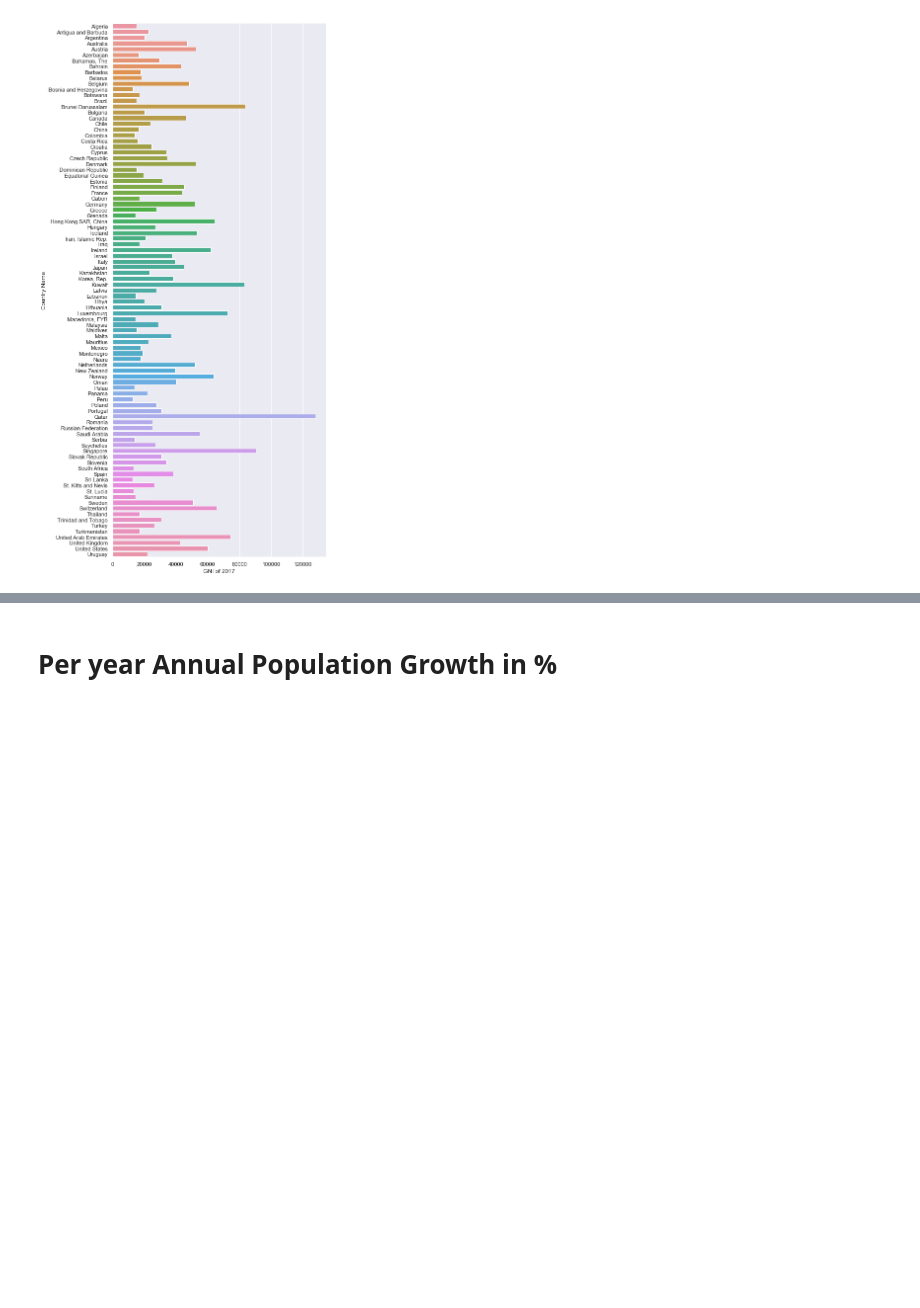
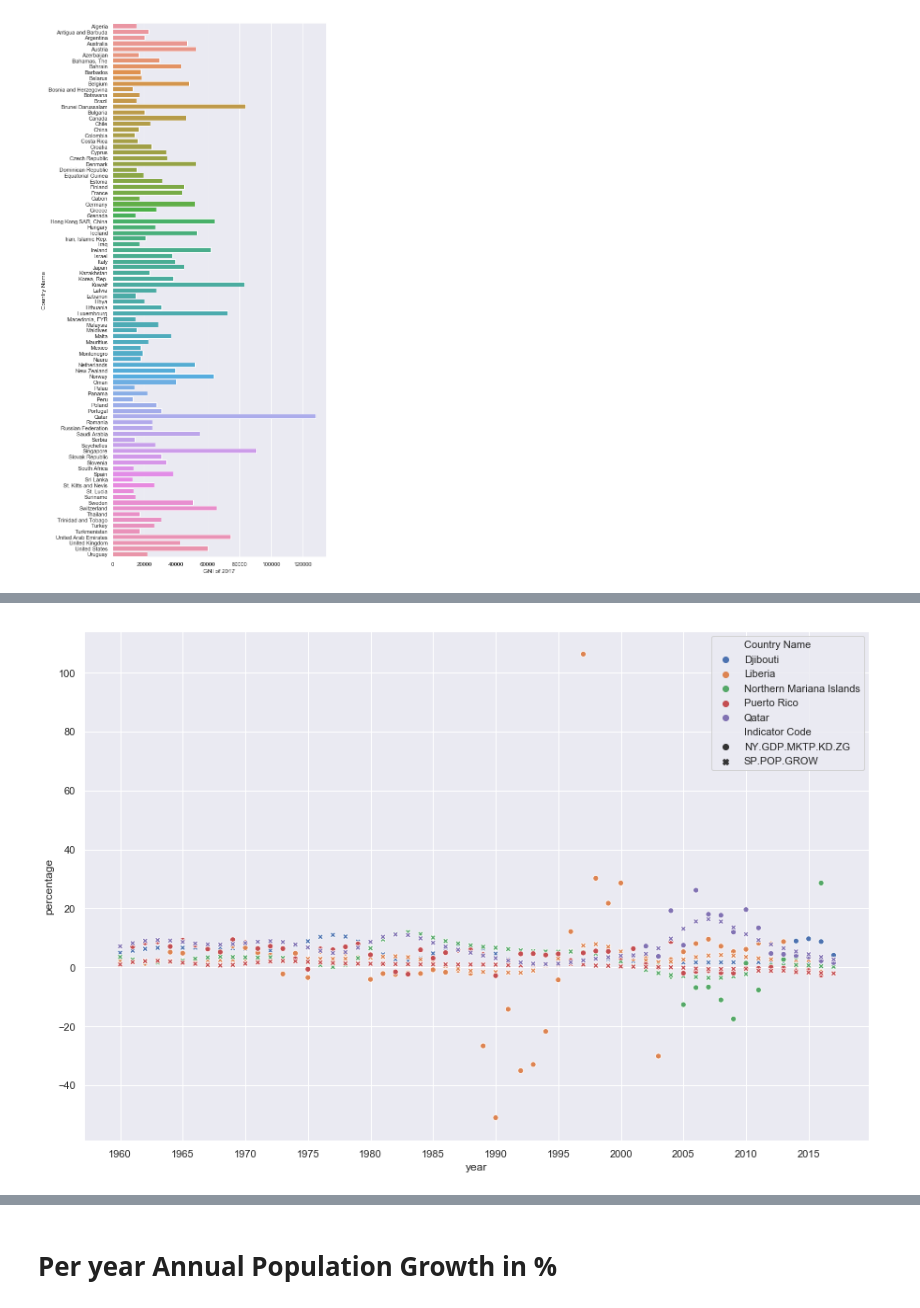
Before and after one commit to nilesh0109/Research-Methods, a Jupyter notebook: Task4/christopher_kavish_nilesh.ipynb, the cells around one changed output, grey strips where cells are left out. Drawn from its saved outputs; the diff is of its cells as text; code cells hidden in the pictures; blank space fills up the shorter version.

```diff
--- a/Task4/christopher_kavish_nilesh.ipynb
+++ b/Task4/christopher_kavish_nilesh.ipynb
@@ -166,0 +146,3 @@ tot_pop
+# %%
+income_levels = df_gni[['Country Name','income_Level']].reset_index().drop(columns=['index']);
+correlation_table = pd.concat([correlation.set_index('Country Name'),income_levels.set_index('Country Name')], axis=1, join='inner').reset_index()
@@ -166,0 +151,3 @@ tot_pop
+# %%
+high_corr = correlation_table[(correlation_table['corr'] >= 0.5) | (correlation_table['corr'] <= -0.5)].sort_values('corr')
+high_corr
@@ -166,0 +172,5 @@ tot_pop
+# %%
+merged_data2 = merged_data.reset_index()
+merged_data2 = merged_data2[merged_data2['Country Name'].isin(high_corr.iloc[-5:]['Country Name'].tolist())].drop(columns=['Indicator Name', 'Country Code']);
+merged_data2 = merged_data2.reset_index().drop(columns=['index'])
+merged_data2
@@ -166,0 +190,3 @@ tot_pop
+# %%
+merged_data2 = merged_data2.melt(id_vars=['Country Name','Indicator Code'], var_name='year', value_name = 'percentage')
+merged_data2
@@ -166,0 +212,7 @@ tot_pop
+# %%
+fig = plt.figure(figsize=(15,10))
+fig = sns.scatterplot(data = merged_data2 , x = 'year', y='percentage', style='Indicator Code', hue="Country Name");
+plt.xticks(merged_data.columns[2::5]);
+plt.show(fig)
+# %% [output]
+[figure, added]
```
Also changed, not shown: parts of 33 cells of this notebook.
